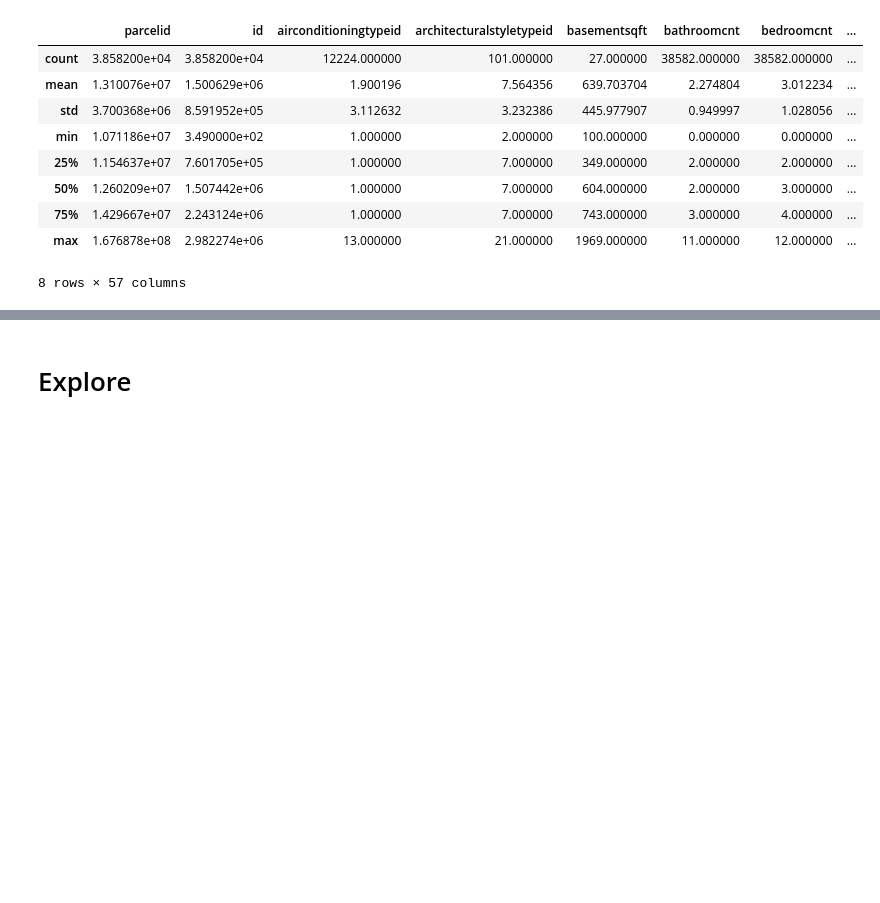
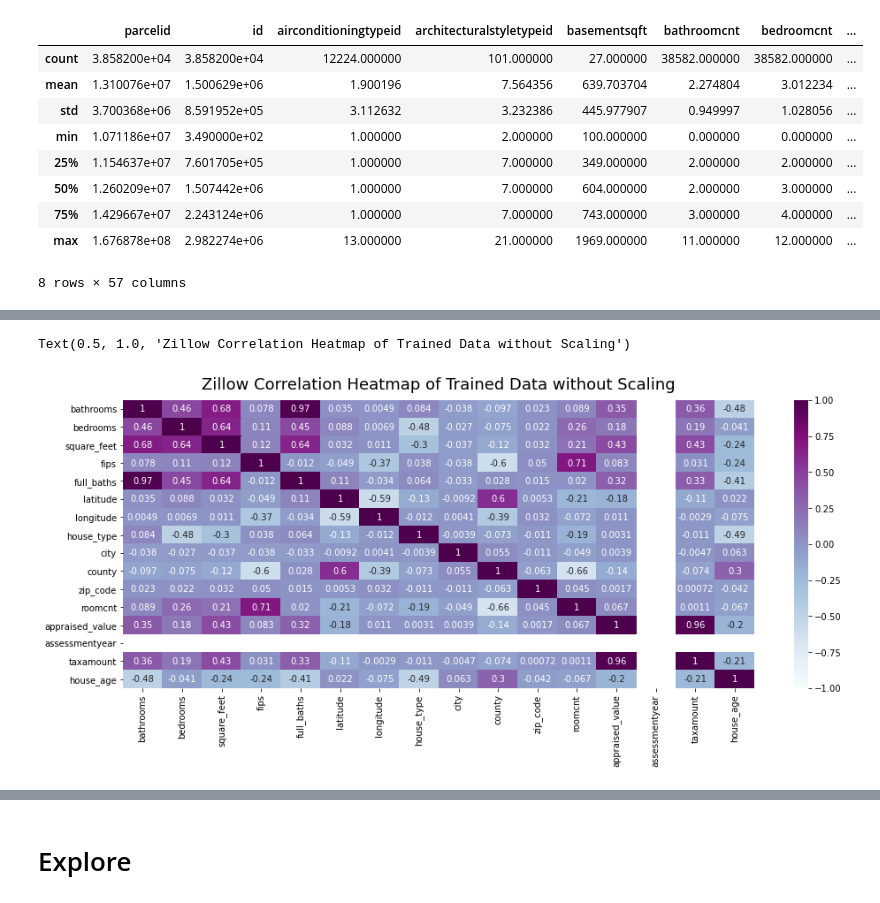
Before and after one commit to CaitlynCarney/prediting_home_values, a Jupyter notebook: scratch_work.ipynb, the cells around one changed output, grey strips where cells are left out. Saved outputs shown, nothing was run; the diff lists cells and outputs as text; code cells hidden in the pictures; blank space fills up the shorter version.

```diff
--- a/scratch_work.ipynb
+++ b/scratch_work.ipynb
@@ -188,0 +197,8 @@ df.describe()
+# %%
+plt.figure(figsize=(16, 6))
+corr_map = sns.heatmap(df.corr(), cmap="BuPu", vmin=-1, vmax=1, annot=True)
+corr_map.set_title('Zillow Correlation Heatmap of Trained Data without Scaling', fontdict={'fontsize':18}, pad=12)
+# '-' (negative) is still correlation but is downward slope not upward
+# %% [output]
+Text(0.5, 1.0, 'Zillow Correlation Heatmap of Trained Data without Scaling')
+[figure, added]
```
Also changed, not shown: parts of 46 cells of this notebook, 8 other files.
